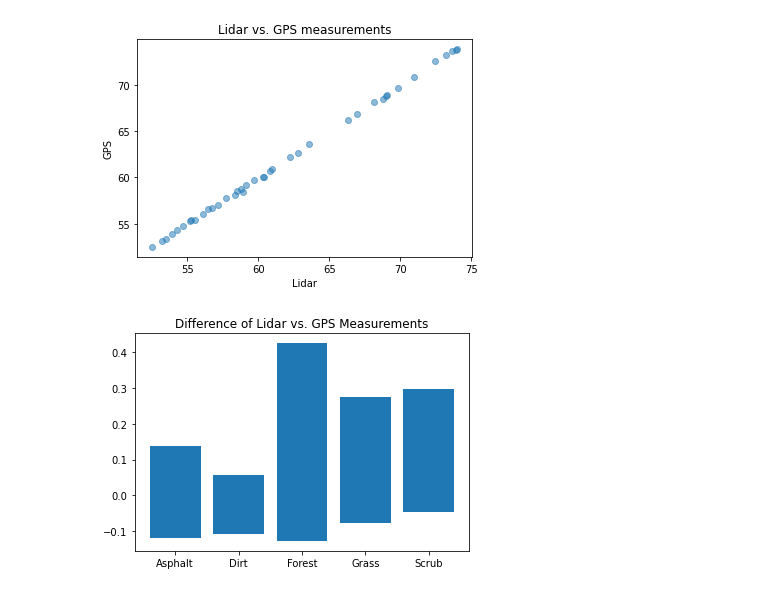
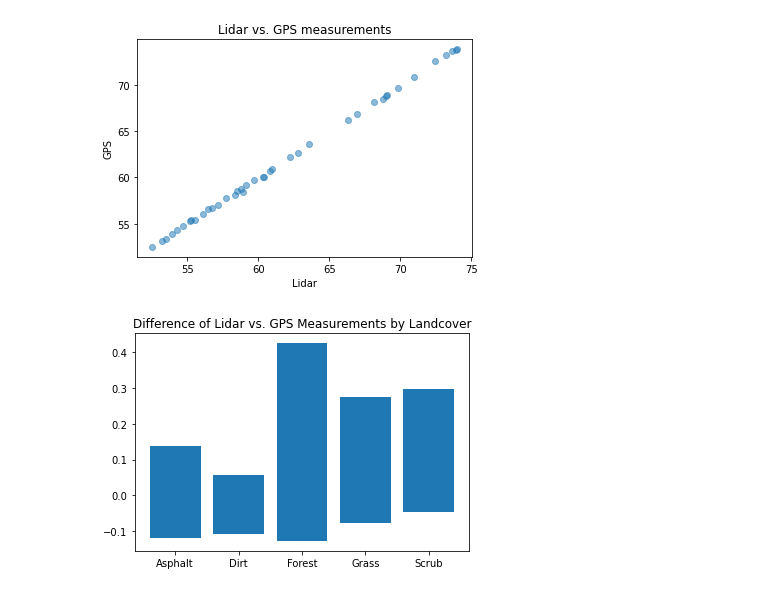
Before and after one commit to Jed-Kim/Baseline-Coding, a Jupyter notebook: BaselineCodingAssignment.ipynb, the cells around one changed output. Cells and saved outputs as stored; diff of their text form; code cells hidden in the pictures.

```diff
--- a/BaselineCodingAssignment.ipynb
+++ b/BaselineCodingAssignment.ipynb
@@ -117,8 +117,10 @@ plt.show()
 # %% [output]
 [figure]
 # %%
+# Graphing the difference of Lidar and GPS by landcover
+
 plt.bar(data["LandCover"].values, data["difference"])
-plt.title("Difference of Lidar vs. GPS Measurements")
+plt.title("Difference of Lidar vs. GPS Measurements by Landcover")
 plt.show()
 # %% [output]
-[figure, old version]
+[figure, new version]
```
Also changed, not shown: parts of 1 cell of this notebook.
